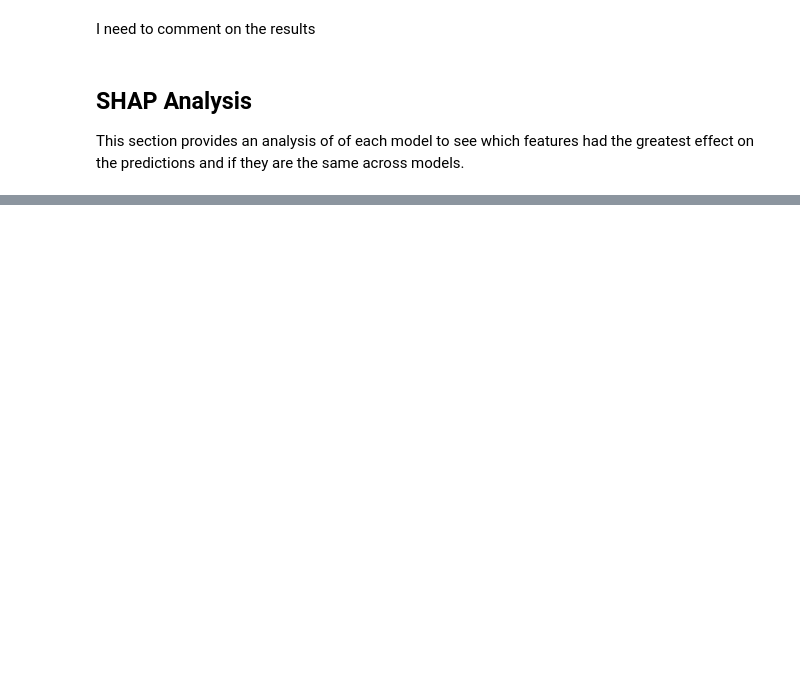
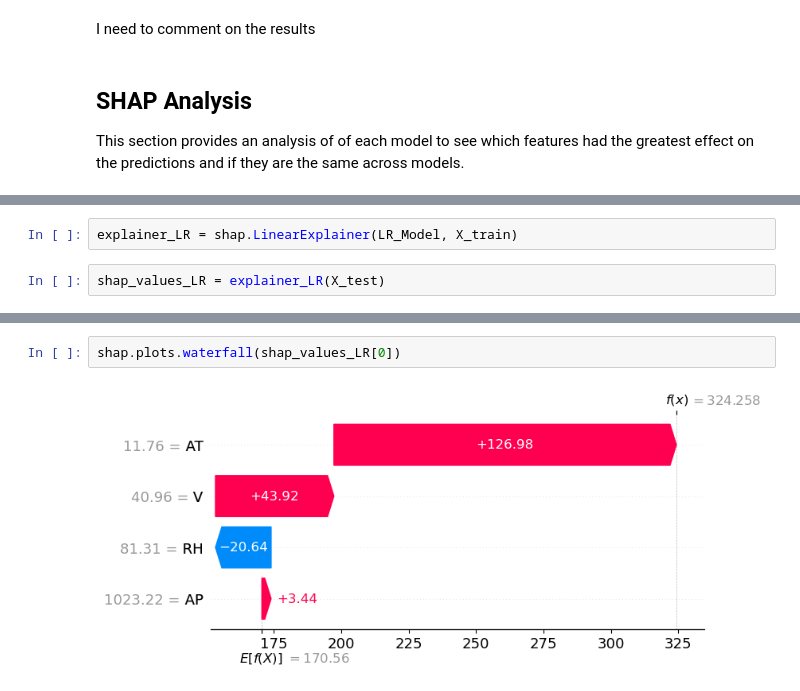
Before and after one commit to cmurray4492/ml_projects, a Jupyter notebook: CCPP_Analysis.ipynb, the cells around one changed output, grey strips where cells are left out. Saved outputs shown, nothing was run; the diff lists cells and outputs as text; blank space fills up the shorter version.

```diff
--- a/CCPP_Analysis.ipynb
+++ b/CCPP_Analysis.ipynb
@@ -545,0 +564,4 @@ This section provides an analysis of of each model to see which features had the
+# %%
+explainer_LR = shap.LinearExplainer(LR_Model, X_train)
+# %%
+shap_values_LR = explainer_LR(X_test)
@@ -545,0 +578,4 @@ This section provides an analysis of of each model to see which features had the
+# %%
+shap.plots.waterfall(shap_values_LR[0])
+# %% [output]
+[figure, added]
```
Also changed, not shown: parts of 19 cells of this notebook.
